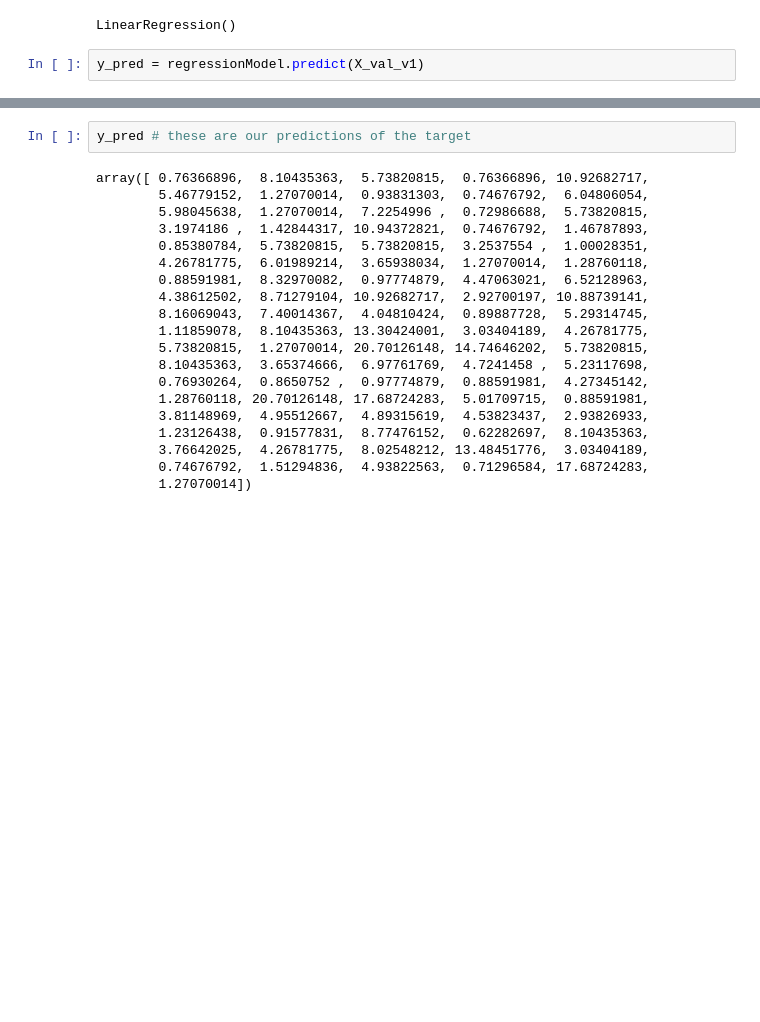
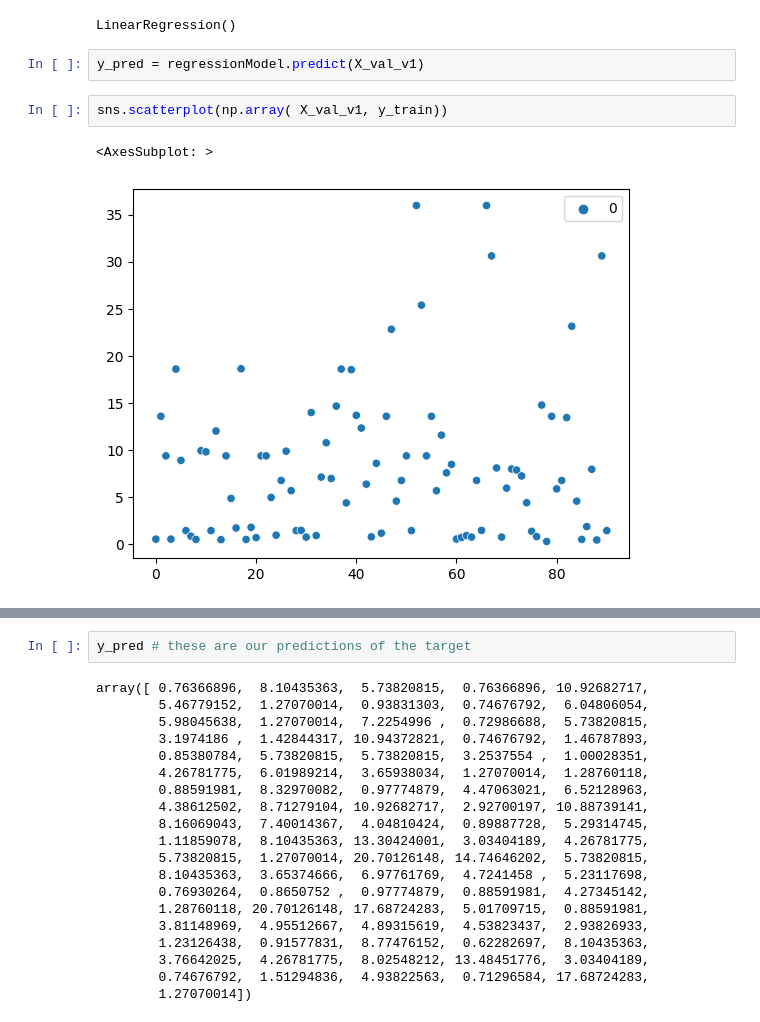
Before and after one commit to ValikVad/DS_FPL, a Jupyter notebook: notebooks/week_2/IDA_2025_4_Regression_and_classification.ipynb, the cells around one changed output, grey strips where cells are left out. Cells and saved outputs as stored; diff of their text form; blank space fills up the shorter version.

```diff
--- a/notebooks/week_2/IDA_2025_4_Regression_and_classification.ipynb
+++ b/notebooks/week_2/IDA_2025_4_Regression_and_classification.ipynb
@@ -622,3 +653,8 @@ regressionModel.fit(X_train_v1, y_train)
 LinearRegression()
 # %%
 y_pred = regressionModel.predict(X_val_v1)
+# %%
+sns.scatterplot(np.array( X_val_v1, y_train))
+# %% [output]
+<AxesSubplot: >
+[figure, added]
```
Also changed, not shown: parts of 21 cells of this notebook.
